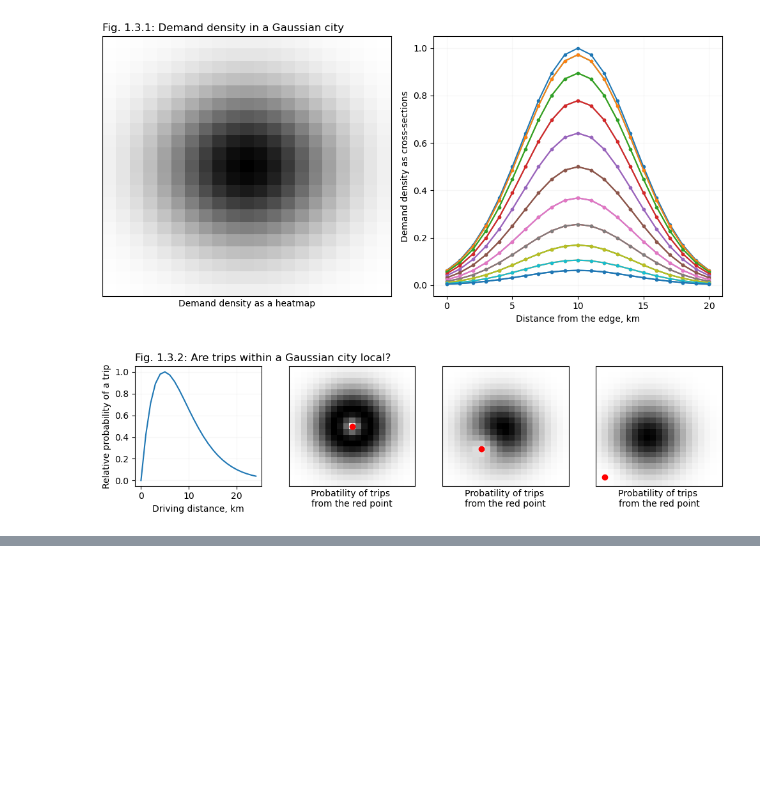
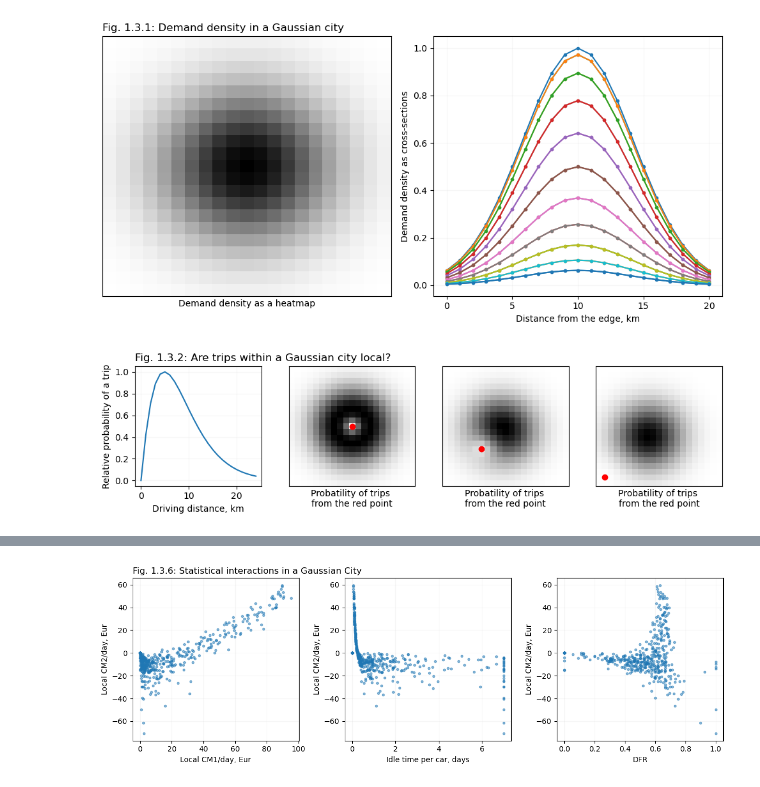
Before and after one commit to khakhalin/carsharing101, a Jupyter notebook: scripts/01natural_03city.ipynb, the cells around one changed output, grey strips where cells are left out. Saved outputs shown, nothing was run; the diff lists cells and outputs as text; code cells hidden in the pictures; blank space fills up the shorter version.

```diff
--- a/scripts/01natural_03city.ipynb
+++ b/scripts/01natural_03city.ipynb
@@ -279,0 +289,27 @@ plt.savefig("../figures/01simple_03city_05stats_plots.svg", dpi=300)
+# %%
+# Fancier stats (from the same run)
+
+plt.figure(figsize=(12, 4))
+plt.subplot(131)
+plt.title("Fig. 1.3.6: Statistical interactions in a Gaussian City", loc='left');
+plt.plot(cm1, cm2, '.', alpha=0.5)
+plt.grid(alpha=0.1)
+plt.ylabel("Local CM2/day, Eur")
+plt.xlabel("Local CM1/day, Eur")
+
+plt.subplot(132)
+plt.plot(np.minimum(idle_times, 7), cm2, '.', alpha=0.5)
+plt.grid(alpha=0.1)
+plt.xlabel("Idle time per car, days")
+plt.ylabel("Local CM2/day, Eur")
+
+plt.subplot(133)
+plt.plot(dfr, cm2, '.', alpha=0.5)
+plt.grid(alpha=0.1)
+plt.xlabel("DFR")
+plt.ylabel("Local CM2/day, Eur")
+
+plt.tight_layout();
+plt.savefig("../figures/01simple_03city_06stats2_plots.svg", dpi=300)
+# %% [output]
+[figure, added]
```
Also changed, not shown: parts of 9 cells of this notebook, 10 other files.
